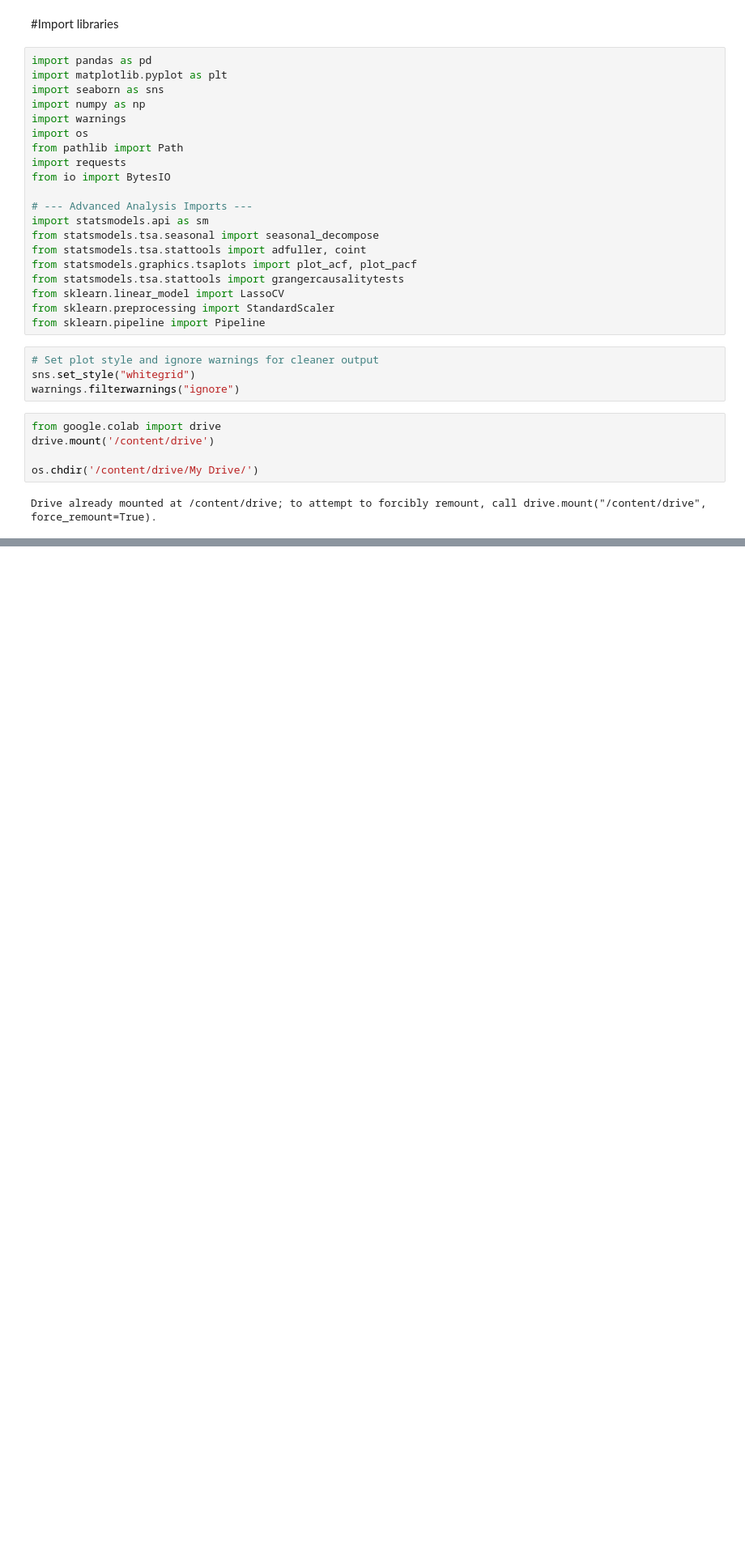
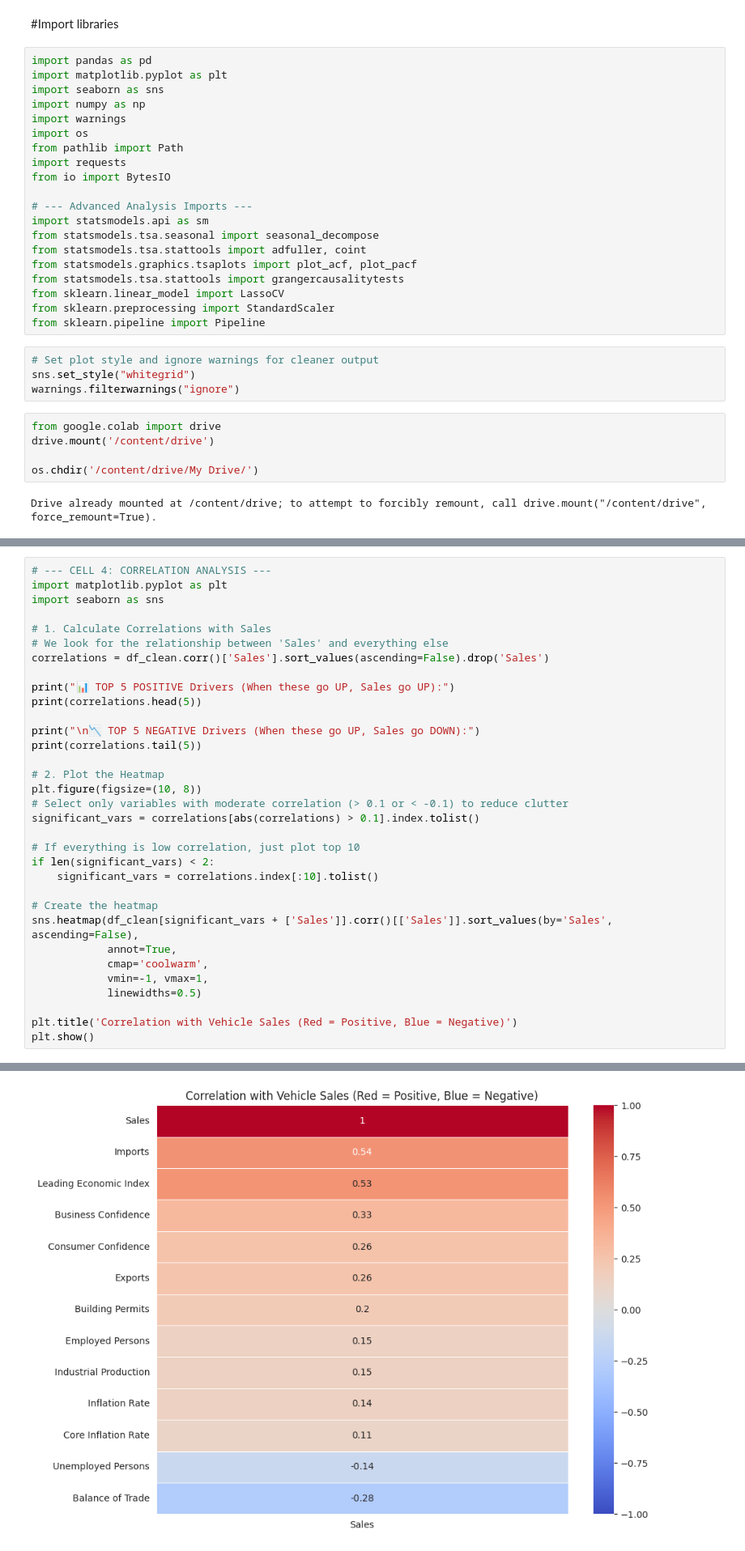
Before and after one commit to ebolofis/Data-Science-Machine-Learning, a Jupyter notebook: EDA_Feature_selection_Analysis.ipynb, the cells around one changed output, grey strips where cells are left out. Shown: that part at 81% size. Saved outputs shown, nothing was run; the diff lists cells and outputs as text; blank space fills up the shorter version.

```diff
--- a/EDA_Feature_selection_Analysis.ipynb
+++ b/EDA_Feature_selection_Analysis.ipynb
@@ -643,0 +314,34 @@ print(" - lasso_selected_lags.csv")
+# %%
+# --- CELL 4: CORRELATION ANALYSIS ---
+import matplotlib.pyplot as plt
+import seaborn as sns
+
+# 1. Calculate Correlations with Sales
+# We look for the relationship between 'Sales' and everything else
+correlations = df_clean.corr()['Sales'].sort_values(ascending=False).drop('Sales')
+
+print("📊 TOP 5 POSITIVE Drivers (When these go UP, Sales go UP):")
+print(correlations.head(5))
+
+print("\n📉 TOP 5 NEGATIVE Drivers (When these go UP, Sales go DOWN):")
+print(correlations.tail(5))
+
+# 2. Plot the Heatmap
+plt.figure(figsize=(10, 8))
+# Select only variables with moderate correlation (> 0.1 or < -0.1) to reduce clutter
+significant_vars = correlations[abs(correlations) > 0.1].index.tolist()
+
+# If everything is low correlation, just plot top 10
+if len(significant_vars) < 2:
+    significant_vars = correlations.index[:10].tolist()
+
+# Create the heatmap
+sns.heatmap(df_clean[significant_vars + ['Sales']].corr()[['Sales']].sort_values(by='Sales', ascending=False),
+            annot=True,
+            cmap='coolwarm',
+            vmin=-1, vmax=1,
+            linewidths=0.5)
+
+plt.title('Correlation with Vehicle Sales (Red = Positive, Blue = Negative)')
+plt.show()
+# %% [output]
@@ -643,0 +363 @@ print(" - lasso_selected_lags.csv")
+[figure, added]
```
Also changed, not shown: parts of 59 cells of this notebook.
